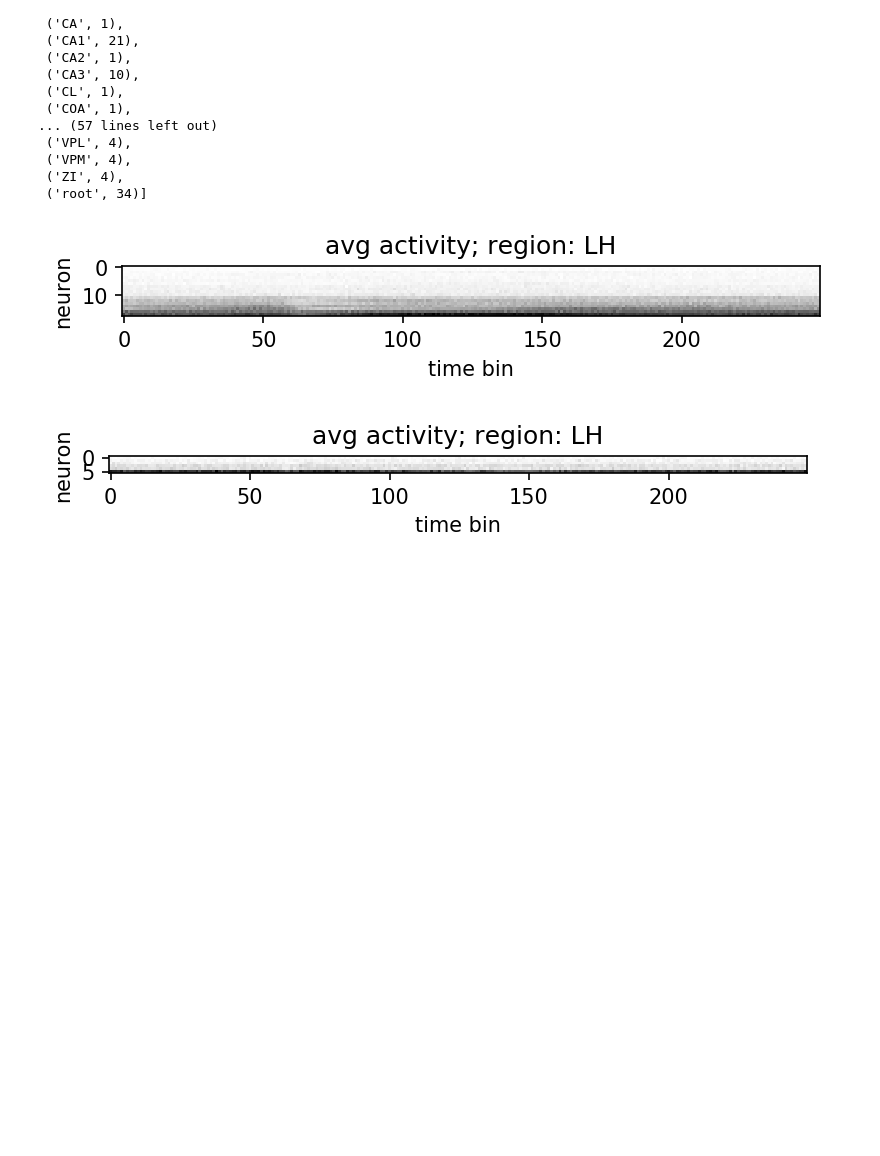
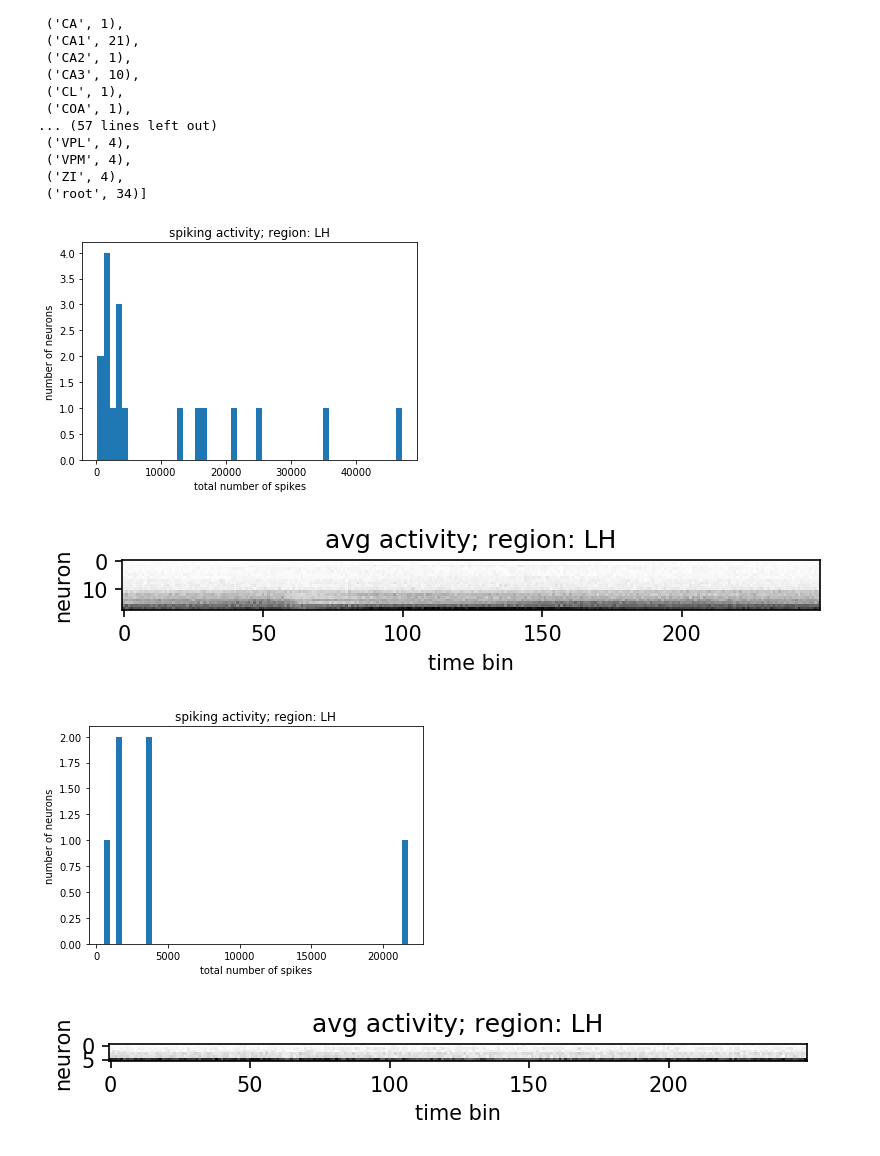
Before and after one commit to gumadeiras/neuromatch-academy, a Jupyter notebook: playground/plotting_one_region_many_recordings.ipynb, the cells around one changed output. Cells and saved outputs as stored; diff of their text form; code cells hidden in the pictures; blank space fills up the shorter version.

Commit message:
plot one region across animals + histogram

```diff
--- a/playground/plotting_one_region_many_recordings.ipynb
+++ b/playground/plotting_one_region_many_recordings.ipynb
@@ -76,15 +76,18 @@ regions_recorded(alldat)
 # %%
 # find recordings with this region
 region = 'LH'
 rwr = recordings_with_region(alldat, region)
 for recording, __ in rwr:
     dat = alldat[recording]
     neurons = dat['brain_area'] == region
     neurons_spks = dat['spks'][neurons]
+    plot_spiking_histogram_neurons_all_trials(neurons_spks, region, bins=50)
     plot_average_activity_neurons_all_trials(neurons_spks, region)
 # %% [output]
-[figure, old version]
+[figure, new version]
-[figure, old version]
+[figure, new version]
+[figure, added]
+[figure, added]
 # %%
 # find recordings with this region
 region = 'TH'
```
Also changed, not shown: parts of 2 cells of this notebook.
